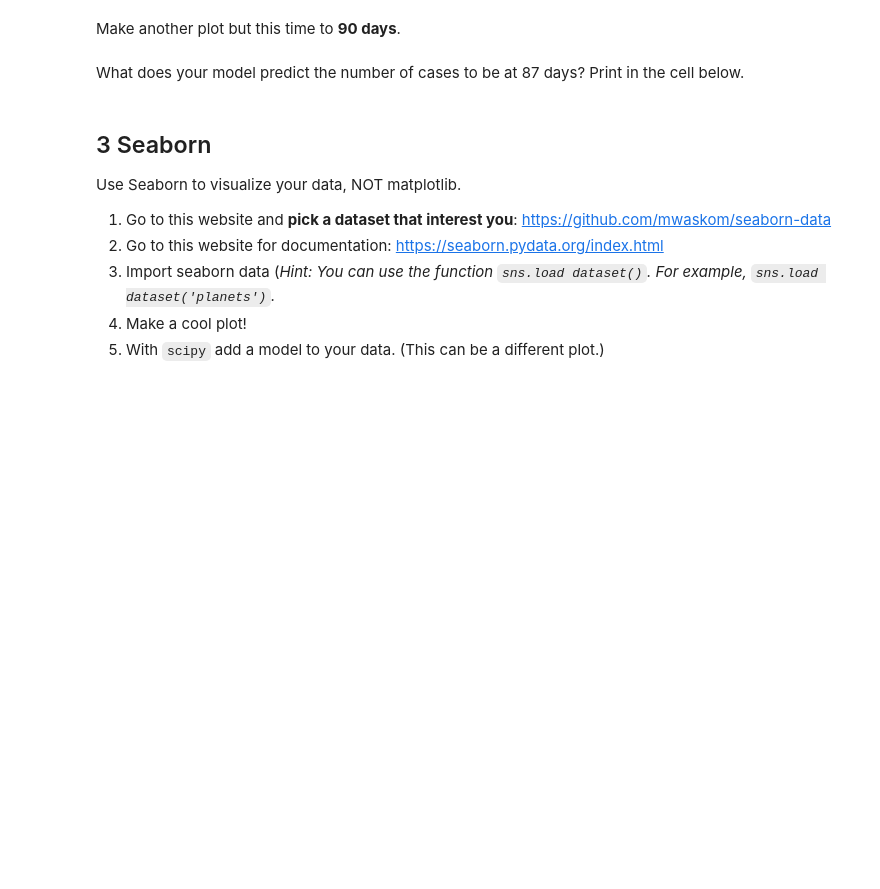
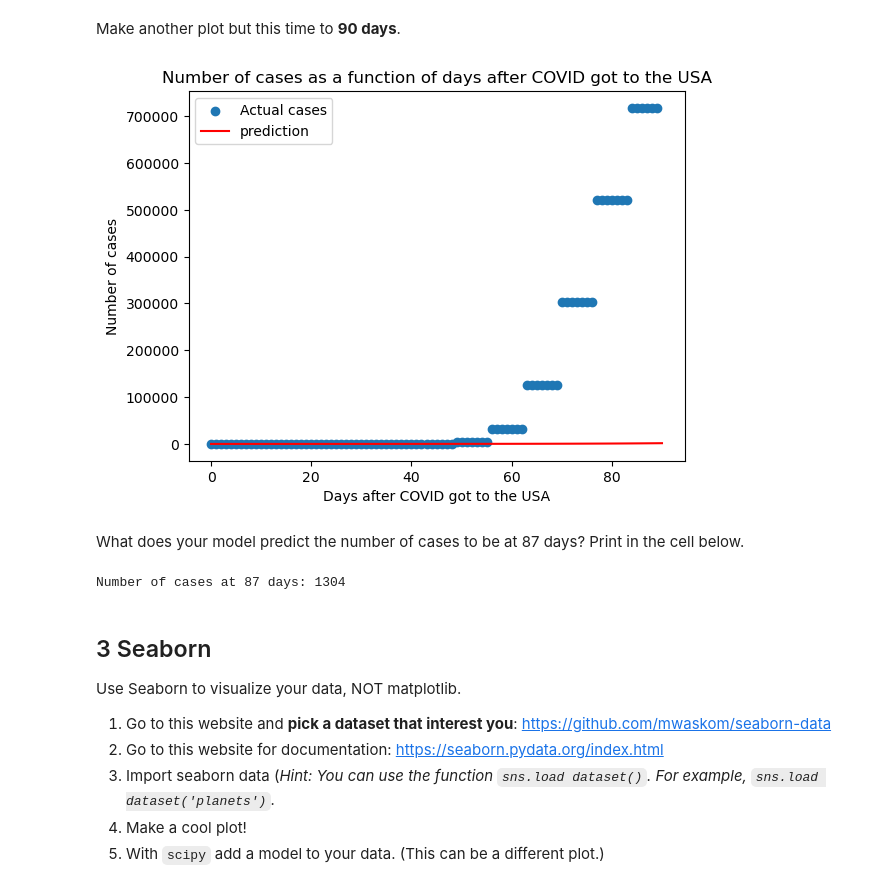
Before and after one commit to santi-agu/ulab_santiago, a Jupyter notebook: homework13/hw13.ipynb, the cells around one changed output. Cells and saved outputs as stored; diff of their text form; code cells hidden in the pictures; blank space fills up the shorter version.

```diff
--- a/homework13/hw13.ipynb
+++ b/homework13/hw13.ipynb
@@ -162,11 +177,13 @@ where
 
 Write a **function** called `exponential_growth` that takes in arguments `t`, `C_0` and `r`. Return the function given above.
 # %%
-# Your code here
+def exponential_growth(t, C_0, r):
+    return C_0 * np.exp(r * t)
 # %% [markdown]
 Make a new variable called `days` and another new variable called `cases`. To the `days` variable give it the first 30 rows (your column **"days_since_start"**) and to the `cases` variable give it the first 30 rows (your column **"total_cases"**).
 # %%
-# Your code here
+days = df_country[df_country["days since start"] < 30]["days since start"]
+cases = df_country[df_country["days since start"] < 30]["total_cases"]
 # %% [markdown]
 With `curve_fit` fit the model. Give it the argument `p0 = [1, 0.1]`.
 # %%
@@ -202,11 +237,27 @@ How well does your exponential model fit the actual COVID-19 data?
 # %% [markdown]
 Make another plot but this time to **90 days**.
 # %%
-# Your code here
+future_days = np.linspace(0, 90, 91)
+predicted_cases = exponential_growth(future_days, C0_fit, r_fit)
+
+days = df_country[df_country["days since start"] < 90]["days since start"]
+cases = df_country[df_country["days since start"] < 90]["total_cases"]
+
+plt.scatter(days, cases, label = "Actual cases")
+plt.plot(future_days, predicted_cases, label = "prediction", color="red")
+plt.xlabel("Days after COVID got to the USA")
+plt.ylabel("Number of cases")
+plt.title("Number of cases as a function of days after COVID got to the USA")
+plt.legend()
+plt.show()
+# %% [output]
+[figure, added]
 # %% [markdown]
 What does your model predict the number of cases to be at 87 days? Print in the cell below.
 # %%
-# Your code here
+print("Number of cases at 87 days:", round(predicted_cases[87]))
+# %% [output]
+Number of cases at 87 days: 1304
 # %% [markdown]
 ## 3 Seaborn
 Use Seaborn to visualize your data, NOT matplotlib.
```
Also changed, not shown: parts of 12 cells of this notebook, 1 other file.
